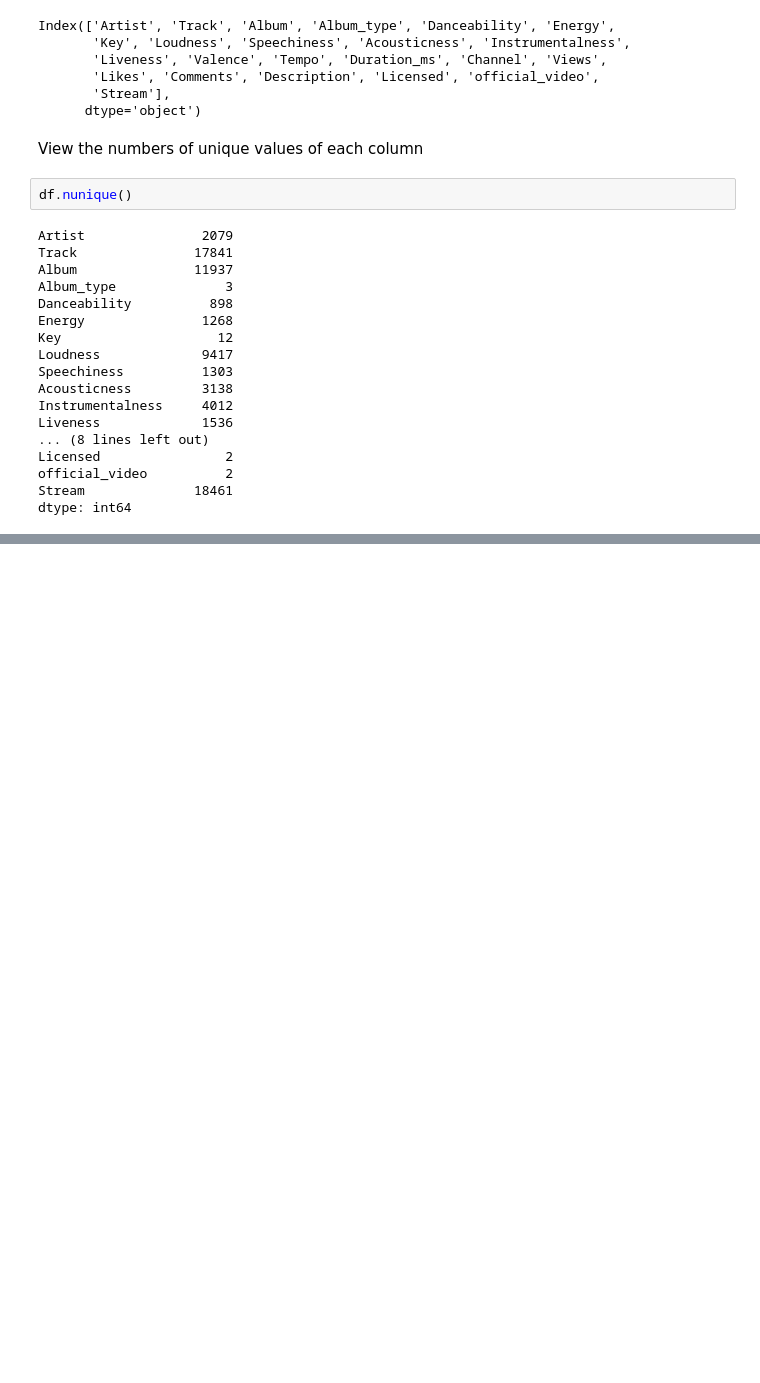
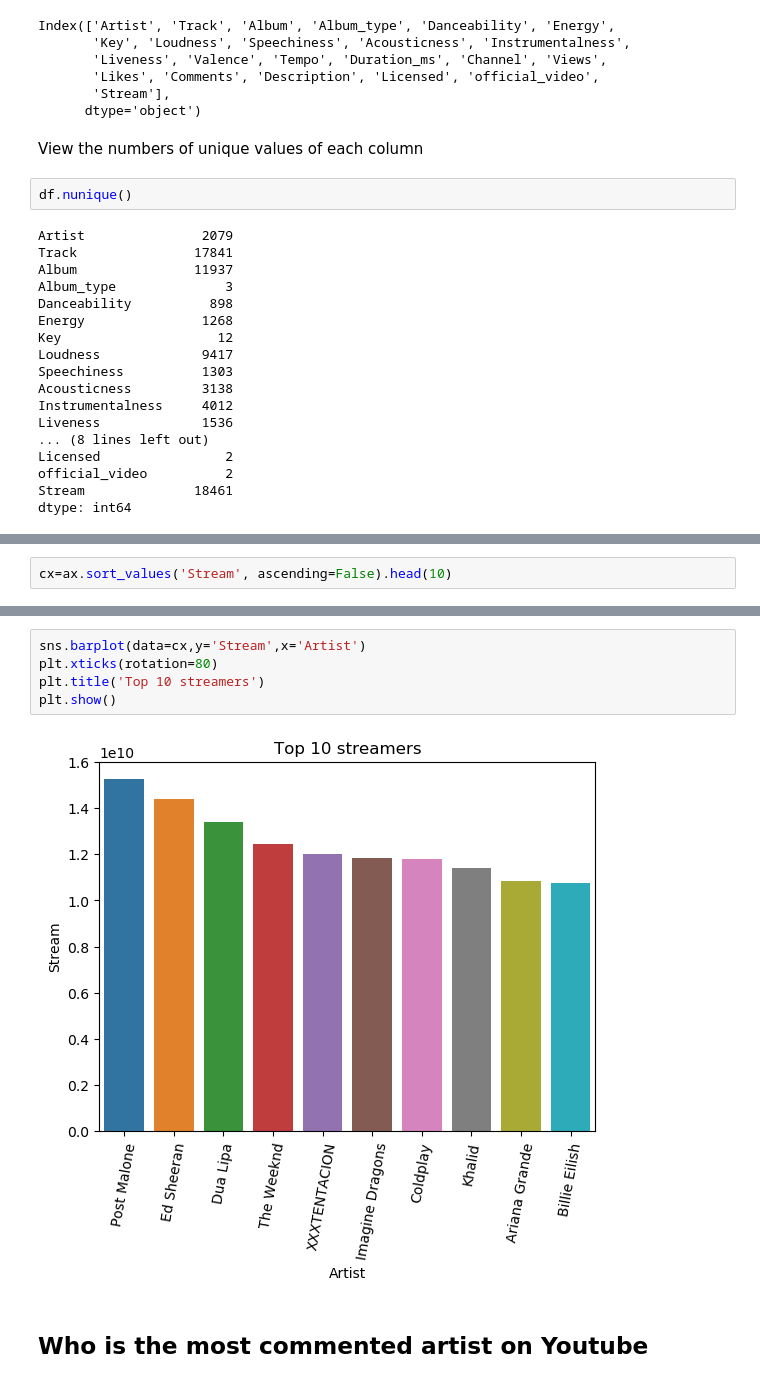
Before and after one commit to JeffreyAsuncion/SpotifyAndYoutube_DataAnalysis, a Jupyter notebook: DataAnalysis_SpotifyAndYoutube.ipynb, the cells around one changed output, grey strips where cells are left out. Saved outputs shown, nothing was run; the diff lists cells and outputs as text; blank space fills up the shorter version.

```diff
--- a/DataAnalysis_SpotifyAndYoutube.ipynb
+++ b/DataAnalysis_SpotifyAndYoutube.ipynb
@@ -126,0 +317,2 @@ dtype: int64
+# %%
+cx=ax.sort_values('Stream', ascending=False).head(10)
@@ -126,0 +335,9 @@ dtype: int64
+# %%
+sns.barplot(data=cx,y='Stream',x='Artist')
+plt.xticks(rotation=80)
+plt.title('Top 10 streamers')
+plt.show()
+# %% [output]
+[figure, added]
+# %% [markdown]
+## Who is the most commented artist on Youtube
```
Also changed, not shown: parts of 31 cells of this notebook.
